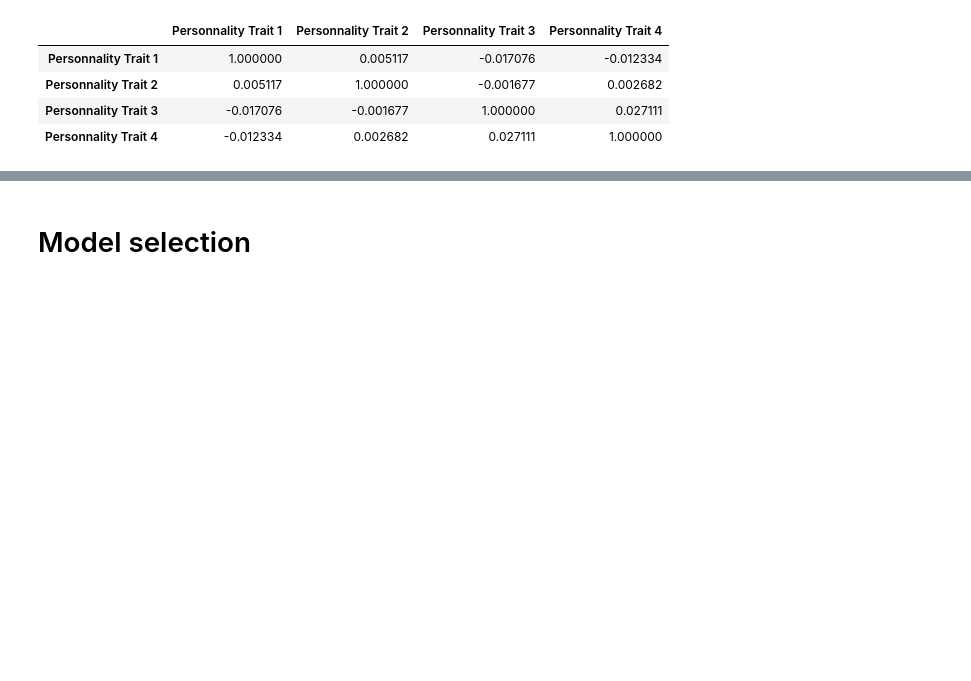
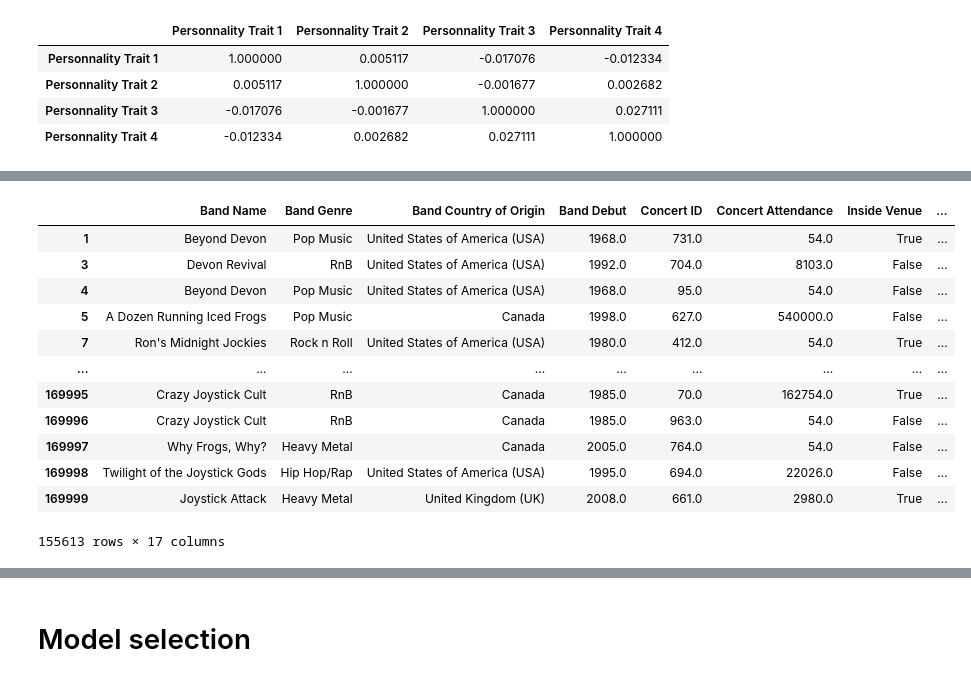
Before and after one commit to shahrohman/inf8245e_kaggle, a Jupyter notebook: ML_kaggle copy.ipynb, the cells around one changed output, grey strips where cells are left out. Saved outputs shown, nothing was run; the diff lists cells and outputs as text; code cells hidden in the pictures; blank space fills up the shorter version.

```diff
--- a/ML_kaggle copy.ipynb
+++ b/ML_kaggle copy.ipynb
@@ -139,32 +132,0 @@ onehotencoder.fit_transform(train_data)
-# %%
-genre_dictionary = dict(zip(train_data['Band Genre'].unique(), range(len(train_data['Band Genre'].unique()))))
-train_data = train_data.replace({'Band Genre':genre_dictionary})
-test_data = test_data.replace({'Band Genre':genre_dictionary})
-
-countries_dictionary = dict(zip(train_data['Band Country of Origin'].unique(), range(len(train_data['Band Country of Origin'].unique()))))
-train_data = train_data.replace({'Band Country of Origin':countries_dictionary})
-test_data = test_data.replace({'Band Country of Origin':countries_dictionary})
-
-names_dictionary = dict(zip(train_data['Band Name'].unique(), range(len(train_data['Band Name'].unique()))))
-train_data = train_data.replace({'Band Name':names_dictionary})
-test_data = test_data.replace({'Band Name':names_dictionary})
-
-concert_goer_country_dictionary = dict(zip(train_data['Concert Goer Country of Origin'].unique(), range(len(train_data['Concert Goer Country of Origin'].unique()))))
-train_data = train_data.replace({'Concert Goer Country of Origin':concert_goer_country_dictionary})
-test_data = test_data.replace({'Concert Goer Country of Origin':concert_goer_country_dictionary})
-
-
-
-concert_goer_ID_dictionary = dict(zip(train_data['Concert Goer ID'].unique(), range(len(train_data['Concert Goer ID'].unique()))))
-train_data = train_data.replace({'Concert Goer ID':concert_goer_ID_dictionary})
-test_data = test_data.replace({'Concert Goer ID':concert_goer_ID_dictionary})
-
-
-enjoyment_dictionary = {"Worst Concert Ever":0, "Did Not Enjoy":1, "Enjoyed":2, "Best Concert Ever":3}
-train_data = train_data.replace({'Concert Enjoyment':enjoyment_dictionary})
-
-# Remove "ConcertExperience" in Id column
-train_data['Id'] = train_data['Id'].str.replace('ConcertExperience_', '')
-train_data['Id'] = train_data['Id'].astype(int)
-test_data['Id'] = test_data['Id'].str.replace('ConcertExperience_', '')
-test_data['Id'] = test_data['Id'].astype(int)
@@ -170,0 +201,16 @@ test_data['Id'] = test_data['Id'].astype(int)
+# %%
+train_data
+# %% [output]
+|  | Band Name | Band Genre | Band Country of Origin | Band Debut | Concert ID | Concert Attendance | Inside Venue | ... |
+| 1 | Beyond Devon | Pop Music | United States of America (USA) | 1968.0 | 731.0 | 54.0 | True | ... |
+| 3 | Devon Revival | RnB | United States of America (USA) | 1992.0 | 704.0 | 8103.0 | False | ... |
+| 4 | Beyond Devon | Pop Music | United States of America (USA) | 1968.0 | 95.0 | 54.0 | False | ... |
+| 5 | A Dozen Running Iced Frogs | Pop Music | Canada | 1998.0 | 627.0 | 540000.0 | False | ... |
+| 7 | Ron's Midnight Jockies | Rock n Roll | United States of America (USA) | 1980.0 | 412.0 | 54.0 | True | ... |
+| ... | ... | ... | ... | ... | ... | ... | ... | ... |
+| 169995 | Crazy Joystick Cult | RnB | Canada | 1985.0 | 70.0 | 162754.0 | True | ... |
+| 169996 | Crazy Joystick Cult | RnB | Canada | 1985.0 | 963.0 | 54.0 | False | ... |
+| 169997 | Why Frogs, Why? | Heavy Metal | Canada | 2005.0 | 764.0 | 54.0 | False | ... |
+| 169998 | Twilight of the Joystick Gods | Hip Hop/Rap | United States of America (USA) | 1995.0 | 694.0 | 22026.0 | False | ... |
+| 169999 | Joystick Attack | Heavy Metal | United Kingdom (UK) | 2008.0 | 661.0 | 2980.0 | True | ... |
+155613 rows × 17 columns
```
Also changed, not shown: parts of 62 cells of this notebook, 1 other file.
